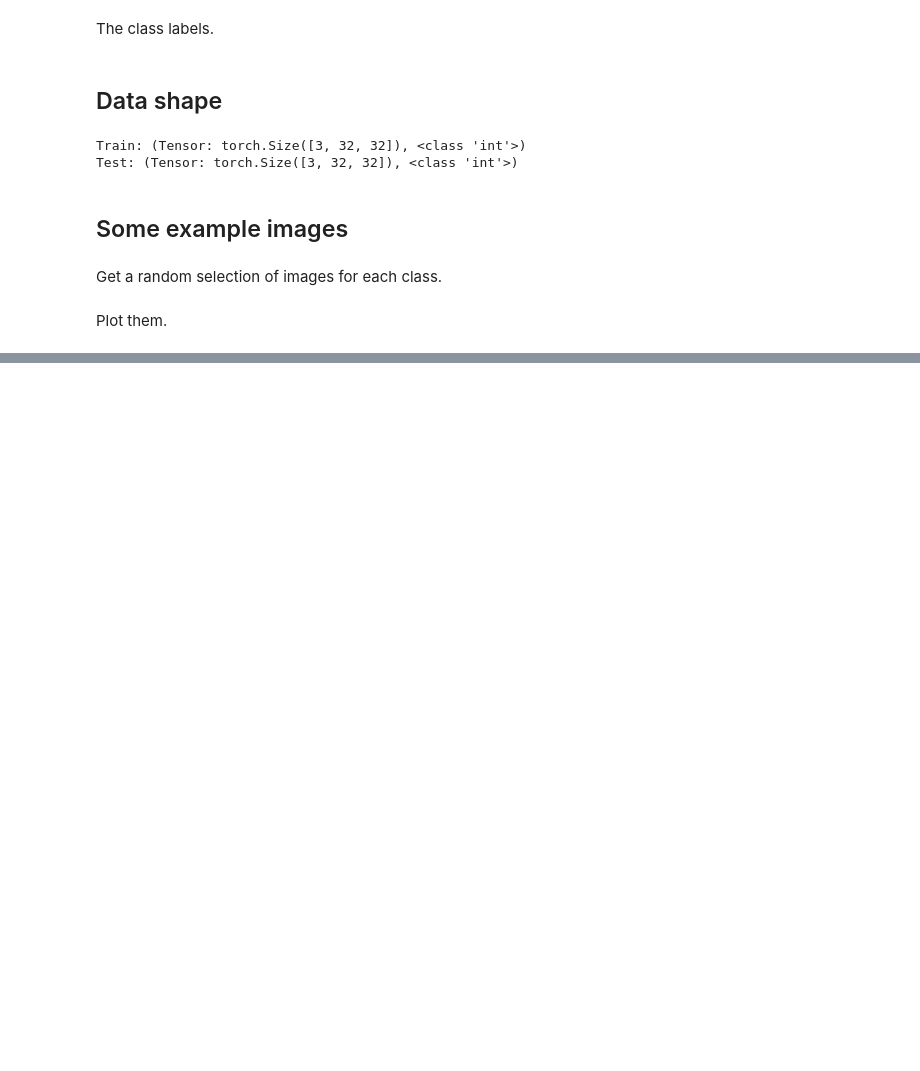
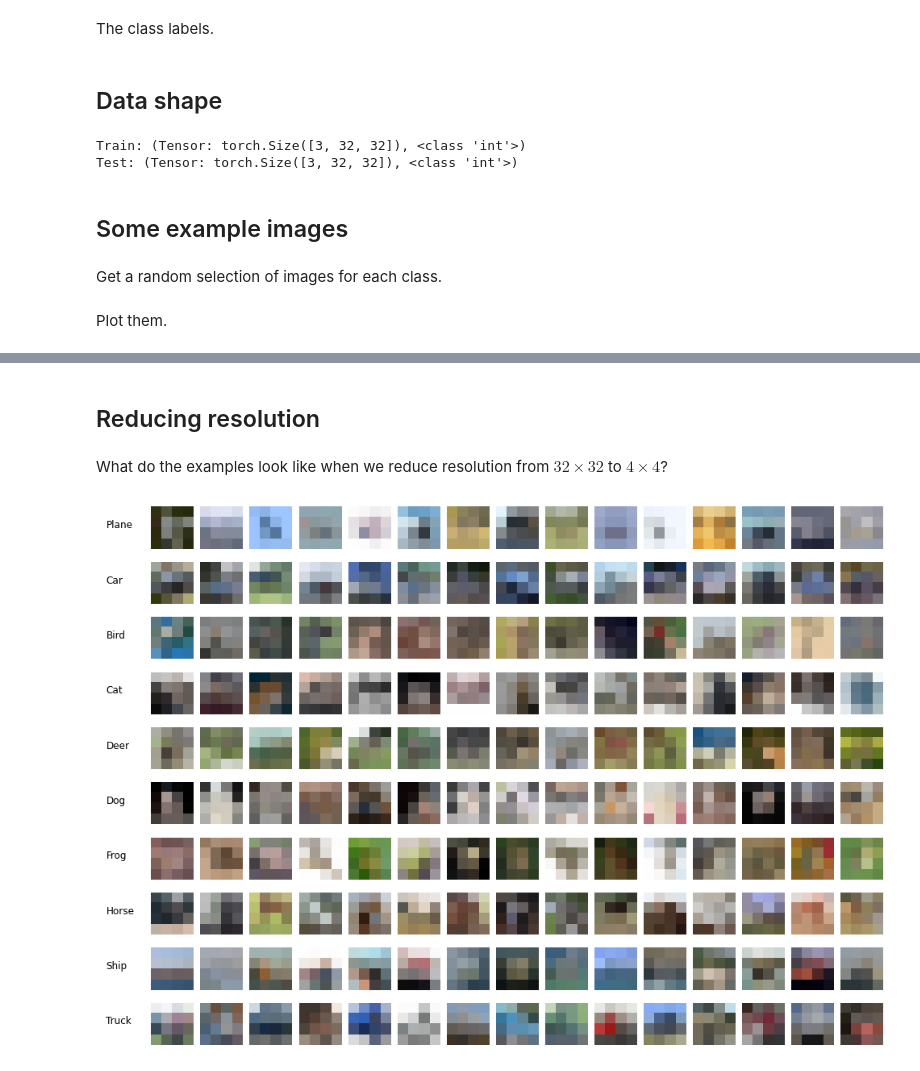
Before and after one commit to SamAdamDay/image-classifier, a Jupyter notebook: data-exploration.ipynb, the cells around one changed output, grey strips where cells are left out. Cells and saved outputs as stored; diff of their text form; code cells hidden in the pictures; blank space fills up the shorter version.

Commit message:
Looked at reduced resolution examples

```diff
--- a/data-exploration.ipynb
+++ b/data-exploration.ipynb
@@ -91,0 +95,41 @@ plt.show()
+# %% [markdown]
+## Reducing resolution
+# %% [markdown]
+What do the examples look like when we reduce resolution from $32 \times 32$ to $4 \times 4$?
+# %%
+# Display the reduced images in a grid
+fig, axs = plt.subplots(
+    num_classes,
+    num_images_per_class + 1,
+    figsize=(num_images_per_class + 1, num_classes))
+
+for cls in range(num_classes):
+    for i in range(num_images_per_class):
+        # Get the original
+        img = image_selection[cls][i]
+        # Add an size-1 dimension for the batch
+        img = torch.unsqueeze(img, 0)
+        # Reduce the image
+        img = F.avg_pool2d(img, 8)
+        # Get rid of the batch dimension
+        img = torch.squeeze(img)
+        # Turn it into a numpy array
+        img = img.numpy()
+        # Transpose the array, so that the colour channel is last
+        img = img.transpose((1, 2, 0))
+        # Unnormalise the image
+        img = img / 2 + 0.5
+        # Plot it
+        ax = axs[cls][i+1]
+        ax.set_axis_off()
+        ax.imshow(img)
+    # Set the row title
+    ax = axs[cls][0]
+    ax.text(0.1, 0.5, classes[cls].capitalize(), size="large")
+    ax.set_axis_off()
+
+fig.tight_layout()
+fig.subplots_adjust(left=0.15, top=0.95)
+plt.show()
+# %% [output]
+[figure, added]
```
Also changed, not shown: parts of 4 cells of this notebook.
